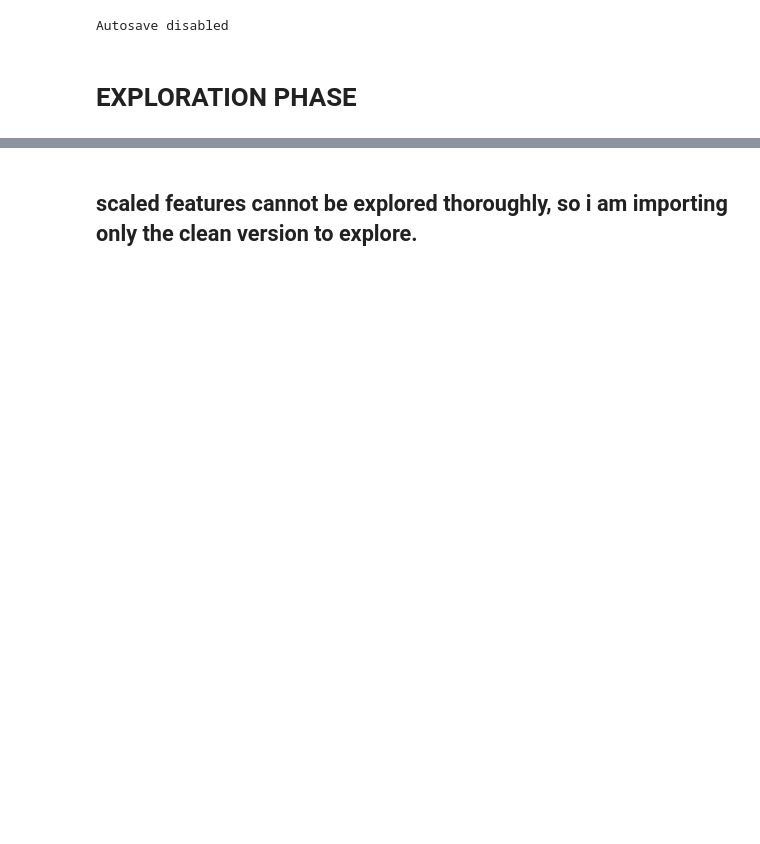
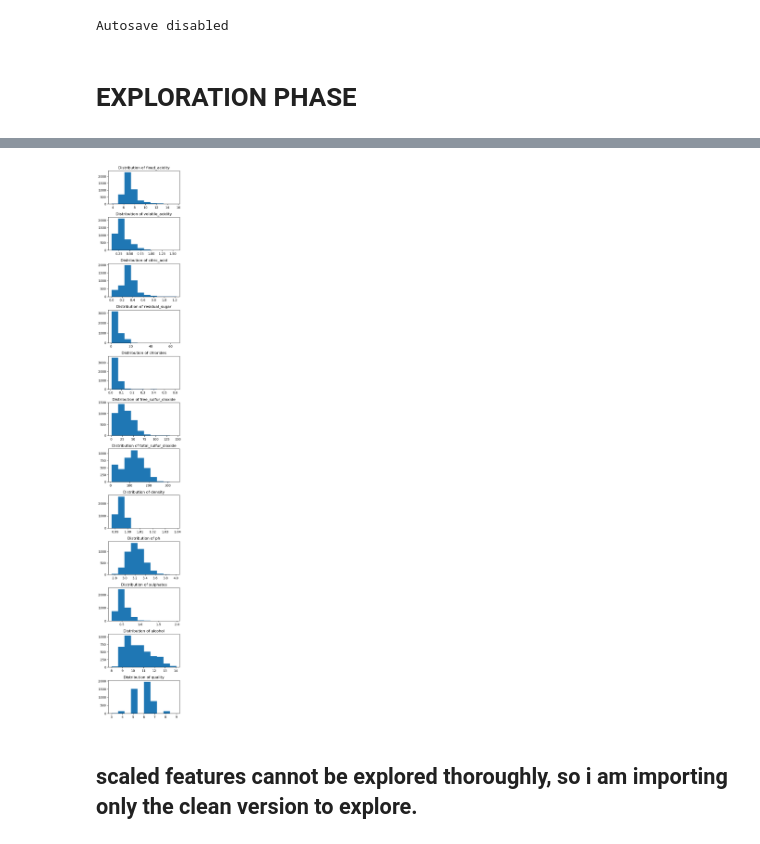
Before and after one commit to Marc-Aradillas/Wine_Project, a Jupyter notebook: explore_marc.ipynb, the cells around one changed output, grey strips where cells are left out. Cells and saved outputs as stored; diff of their text form; code cells hidden in the pictures; blank space fills up the shorter version.

```diff
--- a/explore_marc.ipynb
+++ b/explore_marc.ipynb
@@ -41,7 +90,35 @@ numericals = ['fixed_acidity',
              'ph',
              'sulphates',
              'alcohol',
-             'quality']
+             'quality',
+             'quality_bins',
+             'alcohol_bins',
+             'total_sulfur_ratio',
+             'acidity_level',
+             'sugar_alcohol_ratio',
+             'chlorides_ph_ratio',
+             'density_ph_ratio',
+             'sulfur_dioxide_level',
+             'sulfates_chlorides_ratio',
+             'ph_bins',
+             'total_acid',
+             'sulfur_dioxide_chlorides_ratio',
+             'residual_sugar_ph_ratio',
+             'acid_ratio',
+             'alcohol_ph_ratio',
+             'chlorides_density_ratio',
+             'total_sulfur_residual_sugar_ratio',
+             'sulfur_dioxide_percentage',
+             'ph_chlorides_ratio',
+             'alcohol_sugar_ratio',
+             'density_sulfates_ratio',
+             'chlorides_sulfates_ratio',
+             'residual_sugar_percentage',
+             'alcohol_chlorides_ratio',
+             'density_sulfur_dioxide_ratio',
+             'ph_sulfur_dioxide_ratio',
+             'sulfur_dioxide_sugar_ratio'
+             ]
 # %%
 # sns.pairplot(data=df[numericals], hue='quality', corner=True)
 # %%
@@ -49,10 +144,12 @@ df.columns.to_list()
 # %%
 fig, axs = plt.subplots(12,1, figsize=(4,25))
 for col, ax in zip(numericals, axs):
-    ax.hist(df[col])
+    ax.hist(train[col])
     ax.set_title(f'Distribution of {col}')
 plt.tight_layout()
 plt.show()
+# %% [output]
+[figure, added]
 # %% [markdown]
 ## scaled features cannot be explored thoroughly, so i am importing only the clean version to explore.
 # %%
```
Also changed, not shown: parts of 16 cells of this notebook, 2 other files.
